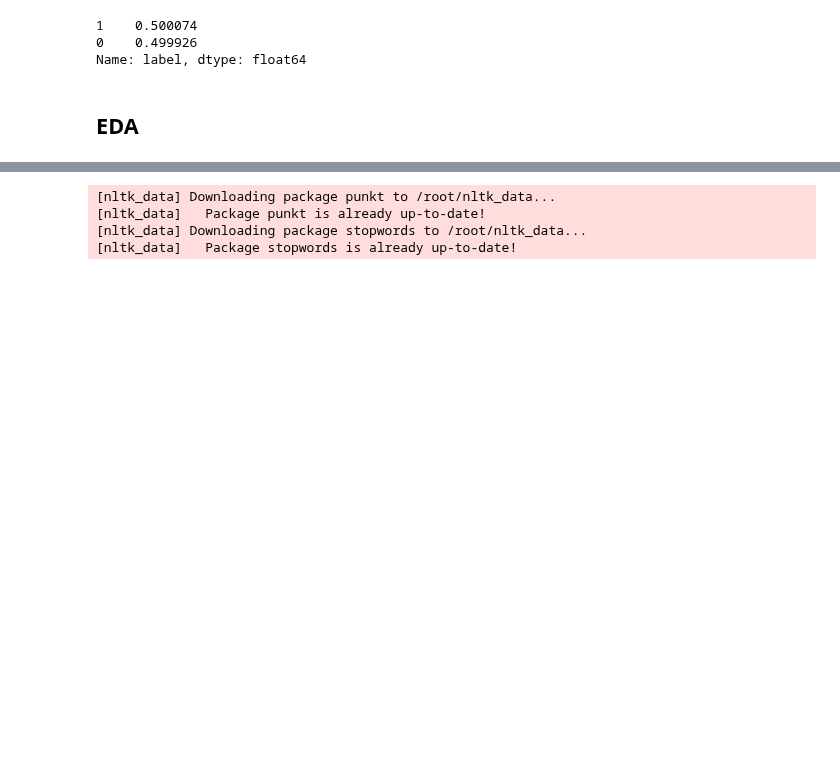
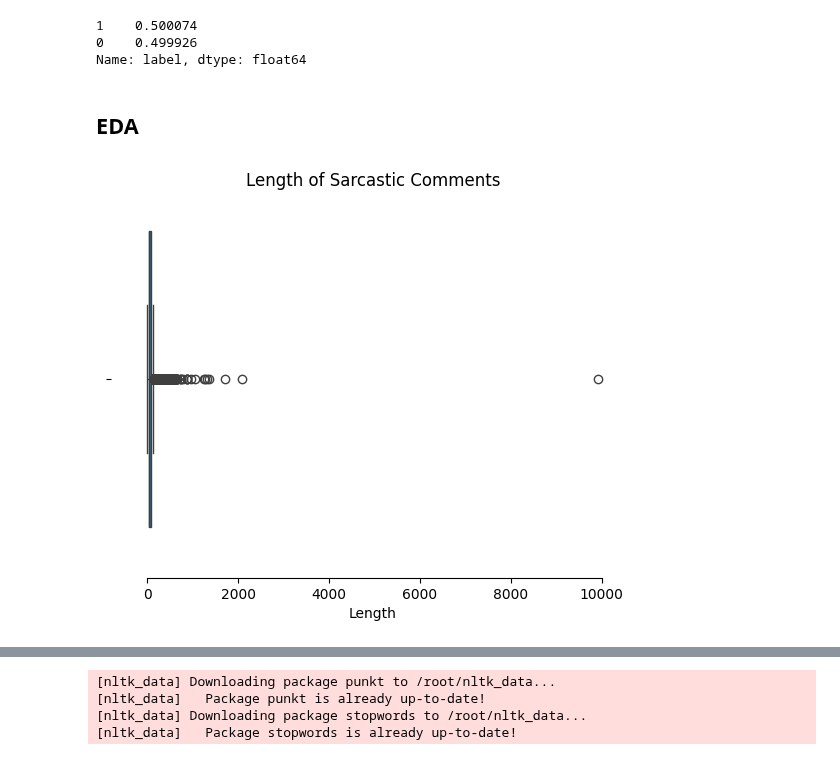
Before and after one commit to brianellis1997/Sarcasm_Detection, a Jupyter notebook: DS_440_Traditional_Models.ipynb, the cells around one changed output, grey strips where cells are left out. Saved outputs shown, nothing was run; the diff lists cells and outputs as text; code cells hidden in the pictures; blank space fills up the shorter version.

Commit message:
Analyze score visualization

```diff
--- a/DS_440_Traditional_Models.ipynb
+++ b/DS_440_Traditional_Models.ipynb
@@ -81,3 +87,10 @@ Name: label, dtype: float64
 # Separating sarcastic vs non sarcastic comments
 sarcastic_com = train_bal[train_bal['label'] == 1]
 non_sarcastic_com = train_bal[train_bal['label'] == 0]
+# %%
+# distribution of the lenth of Sarcastic comments
+sns.boxplot(x= sarcastic_com.loc[sarcastic_com['label'] == 1, 'comment'].str.len()).set(title = 'Length of Sarcastic Comments', xlabel = 'Length')
+sns.despine(offset=10, trim=True)
+plt.show()
+# %% [output]
+[figure, added]
```
Also changed, not shown: parts of 5 cells of this notebook.
